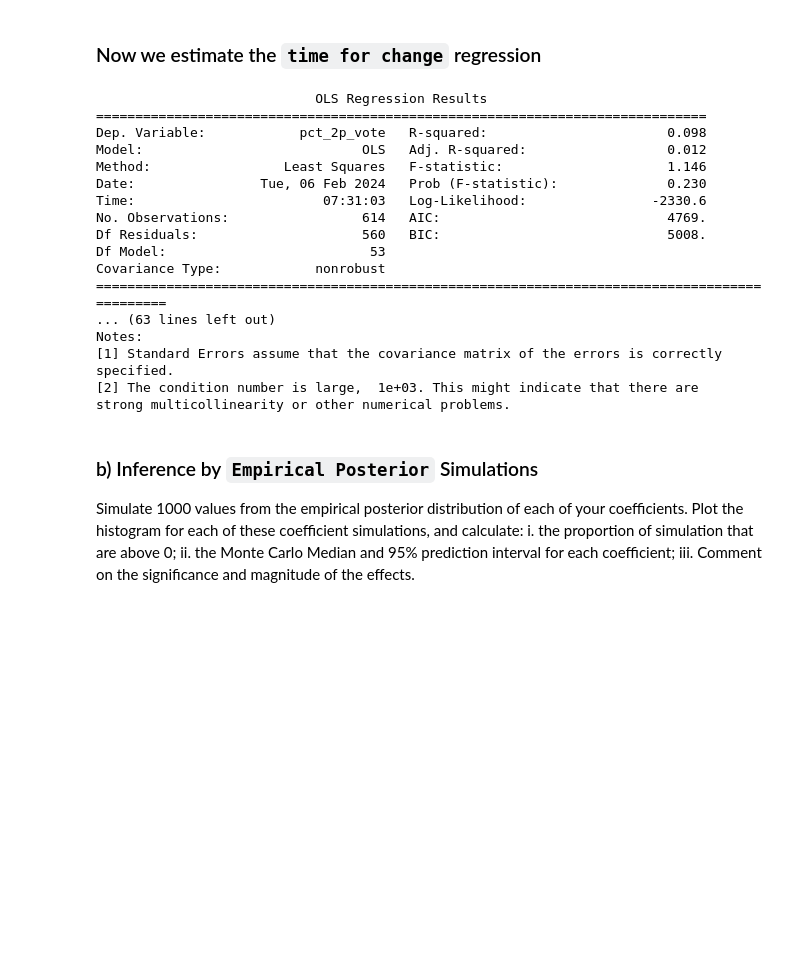
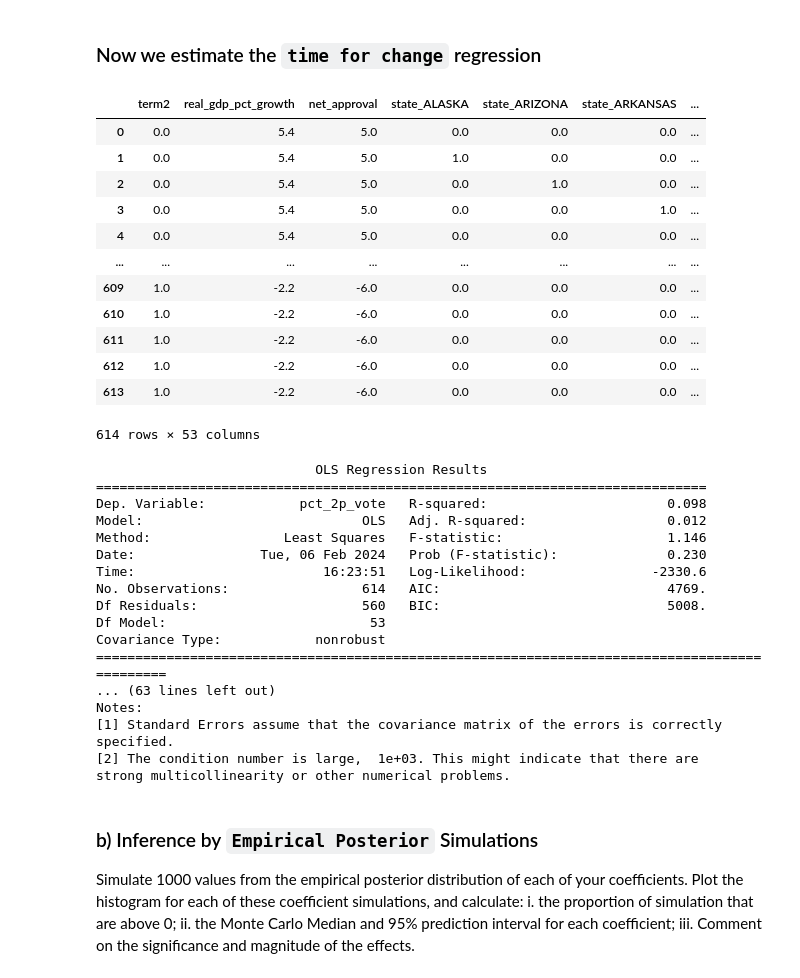
Before and after one commit to alicja-a-d/group_camp_week, a Jupyter notebook: Workshop I - Foundations of Linear Regression.ipynb, the cells around one changed output. Drawn from its saved outputs; the diff is of its cells as text; code cells hidden in the pictures; blank space fills up the shorter version.

```diff
--- a/Workshop I - Foundations of Linear Regression.ipynb
+++ b/Workshop I - Foundations of Linear Regression.ipynb
@@ -203,44 +192,58 @@ df.to_csv('Workshop_I__Foundations_of_Linear_Regression/generated_quantities/cle
 # %%
 import pandas as pd
 import statsmodels.api as sm
 
 # Define your design matrix and your target variable
 
 # Create dummy variables for 'state' column correctly
 state_dummies = pd.get_dummies(df['state'], prefix='state', drop_first=True)
 
 # Concatenate the dummy variables with the DataFrame
 temp = pd.concat([df, state_dummies], axis=1)
 
 # Specify the columns to be included in X. Ensure all are numeric
 X = temp[['term2', 'real_gdp_pct_growth', 'net_approval'] +
          state_dummies.columns.tolist()].astype(float)
 y = temp['pct_2p_vote']
 
 # Add a constant to the features to account for the intercept in the model
 X_with_const = sm.add_constant(X)
+display(X)
 
 # Fit the model
 model = sm.OLS(y, X_with_const).fit()
 print(model.summary())
 # %% [output]
+|  | term2 | real_gdp_pct_growth | net_approval | state_ALASKA | state_ARIZONA | state_ARKANSAS | ... |
+| 0 | 0.0 | 5.4 | 5.0 | 0.0 | 0.0 | 0.0 | ... |
+| 1 | 0.0 | 5.4 | 5.0 | 1.0 | 0.0 | 0.0 | ... |
+| 2 | 0.0 | 5.4 | 5.0 | 0.0 | 1.0 | 0.0 | ... |
+| 3 | 0.0 | 5.4 | 5.0 | 0.0 | 0.0 | 1.0 | ... |
+| 4 | 0.0 | 5.4 | 5.0 | 0.0 | 0.0 | 0.0 | ... |
+| ... | ... | ... | ... | ... | ... | ... | ... |
+| 609 | 1.0 | -2.2 | -6.0 | 0.0 | 0.0 | 0.0 | ... |
+| 610 | 1.0 | -2.2 | -6.0 | 0.0 | 0.0 | 0.0 | ... |
+| 611 | 1.0 | -2.2 | -6.0 | 0.0 | 0.0 | 0.0 | ... |
+| 612 | 1.0 | -2.2 | -6.0 | 0.0 | 0.0 | 0.0 | ... |
+| 613 | 1.0 | -2.2 | -6.0 | 0.0 | 0.0 | 0.0 | ... |
-                            OLS Regression Results
-==============================================================================
-Dep. Variable:            pct_2p_vote   R-squared:                       0.098
-Model:                            OLS   Adj. R-squared:                  0.012
-Method:                 Least Squares   F-statistic:                     1.146
-Date:                Tue, 06 Feb 2024   Prob (F-statistic):              0.230
-Time:                        07:31:03   Log-Likelihood:                -2330.6
-No. Observations:                 614   AIC:                             4769.
-Df Residuals:                     560   BIC:                             5008.
-Df Model:                          53
-Covariance Type:            nonrobust
-==============================================================================================
-... (63 lines left out)
-Notes:
-[1] Standard Errors assume that the covariance matrix of the errors is correctly specified.
-[2] The condition number is large,  1e+03. This might indicate that there are
-strong multicollinearity or other numerical problems.
+614 rows × 53 columns
+                            OLS Regression Results
+==============================================================================
+Dep. Variable:            pct_2p_vote   R-squared:                       0.098
+Model:                            OLS   Adj. R-squared:                  0.012
+Method:                 Least Squares   F-statistic:                     1.146
+Date:                Tue, 06 Feb 2024   Prob (F-statistic):              0.230
+Time:                        16:23:51   Log-Likelihood:                -2330.6
+No. Observations:                 614   AIC:                             4769.
+Df Residuals:                     560   BIC:                             5008.
+Df Model:                          53
+Covariance Type:            nonrobust
+==============================================================================================
+... (63 lines left out)
+Notes:
+[1] Standard Errors assume that the covariance matrix of the errors is correctly specified.
+[2] The condition number is large,  1e+03. This might indicate that there are
+strong multicollinearity or other numerical problems.
 # %% [markdown]
 ### b) Inference by `Empirical Posterior` Simulations
 
```
Also changed, not shown: parts of 5 cells of this notebook, 2 other files.
